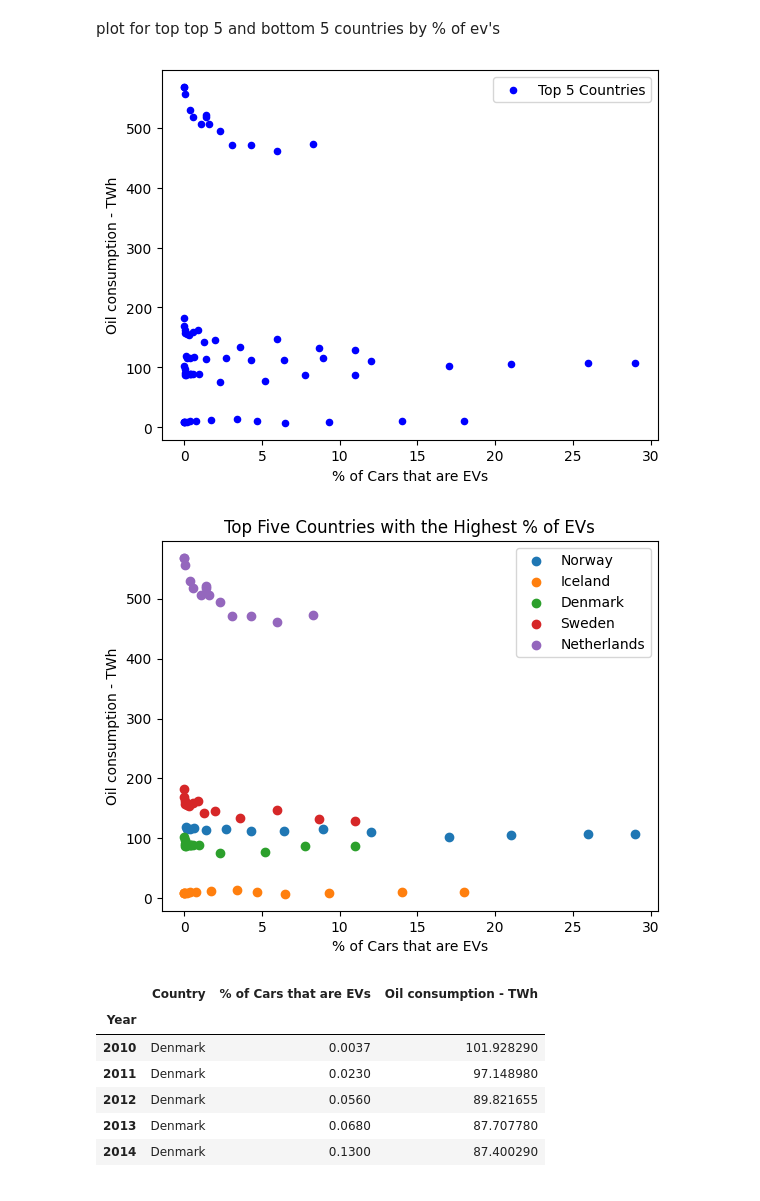
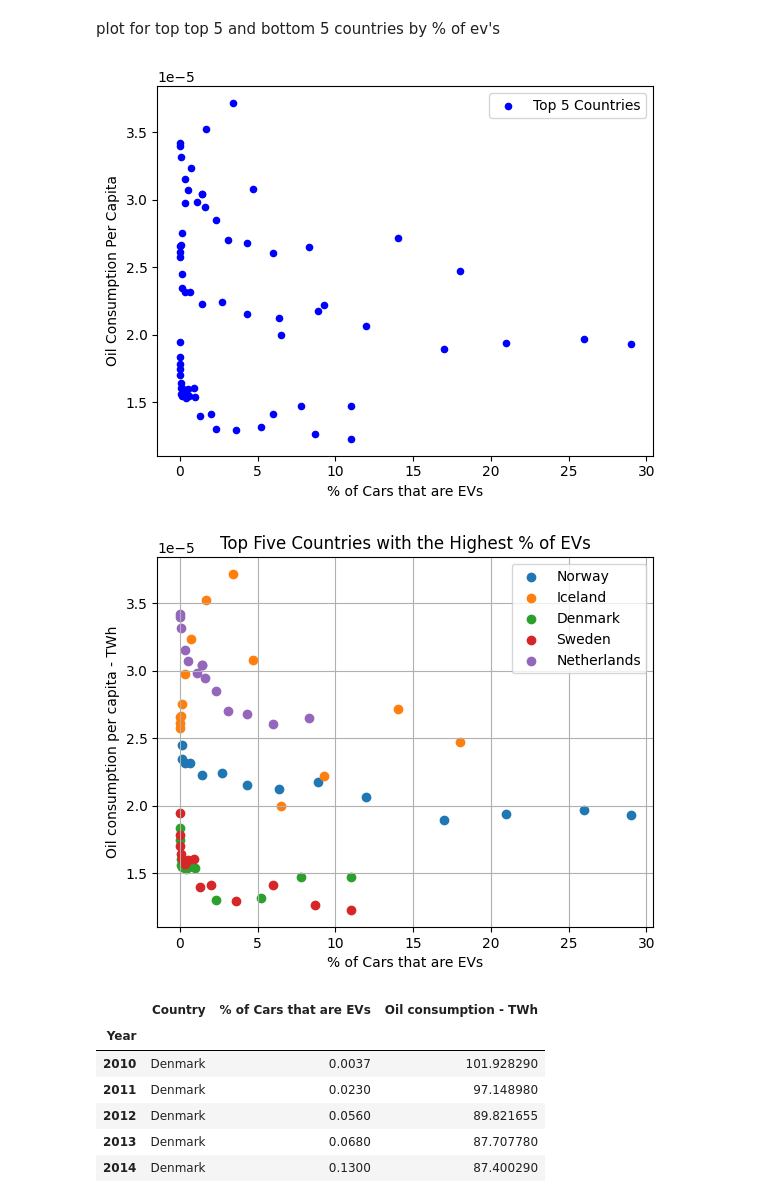
Before and after one commit to Marwenboughanmi/EVS-project-1, a Jupyter notebook: percent_EVs_vs_Oil_Cunsumption.ipynb, the cells around one changed output. Saved outputs shown, nothing was run; the diff lists cells and outputs as text; code cells hidden in the pictures.

```diff
--- a/percent_EVs_vs_Oil_Cunsumption.ipynb
+++ b/percent_EVs_vs_Oil_Cunsumption.ipynb
@@ -143,0 +185,4 @@ plt.show()
+# %%
+df_melted= pd.melt(pop_df, id_vars=['Country'], var_name='Year', value_name='Population')
+df_melted.set_index('Year', inplace=True)
+df_melted
@@ -173,7 +262,12 @@ display(oil_con_df.tail())
+# %%
+merged_df = pd.merge(ev_df, oil_con_df, on=['Country', 'Year'], how='inner')
+merged_df.index = pd.to_datetime(merged_df.index, format='%Y')
+df_melted.index = pd.to_datetime(df_melted.index, format='%Y')
 # %%
 # merge the dfs
-merged_df = pd.merge(ev_df, oil_con_df, on=['Country', 'Year'], how='outer')
-merged_df = merged_df.dropna()
+
+merged_df= pd.merge(merged_df,df_melted, on=['Country', 'Year'], how='inner')
+
 
 #display the merged df
 display(merged_df.head())
@@ -195,0 +290,3 @@ display(merged_df.tail())
+# %%
+merged_df['Oil Consumption Per Capita'] = merged_df['Oil consumption - TWh'] / merged_df['Population']
+merged_df
@@ -219,32 +347,33 @@ fig, ax = plt.subplots()
 filter_df = merged_df[merged_df['Country'].isin(top_5_country_list)]
 
 # Plot the filtered top 5 countries
-filter_df.plot(kind='scatter', ax=ax, x='% of Cars that are EVs', y='Oil consumption - TWh', color='blue', label='Top 5 Countries')
+filter_df.plot(kind='scatter', ax=ax, x='% of Cars that are EVs', y='Oil Consumption Per Capita', color='blue', label='Top 5 Countries')
 plt.show()
 # %% [output]
-[figure, old version]
+[figure, new version]
 # %%
 fig, ax = plt.subplots()
 
 norway = merged_df.loc[merged_df['Country']=='Norway']['% of Cars that are EVs']
 iceland = merged_df.loc[merged_df['Country']=='Iceland']['% of Cars that are EVs']
 denmark = merged_df.loc[merged_df['Country']=='Denmark']['% of Cars that are EVs']
 sweden = merged_df.loc[merged_df['Country']=='Sweden']['% of Cars that are EVs']
 netherlands = merged_df.loc[merged_df['Country']=='Netherlands']['% of Cars that are EVs']
 
-plt.scatter(norway, merged_df.loc[merged_df['Country']=='Norway']['Oil consumption - TWh'], label = 'Norway')
-plt.scatter(iceland, merged_df.loc[merged_df['Country']=='Iceland']['Oil consumption - TWh'], label = 'Iceland')
-plt.scatter(denmark, merged_df.loc[merged_df['Country']=='Denmark']['Oil consumption - TWh'], label ='Denmark')
-plt.scatter(sweden, merged_df.loc[merged_df['Country']=='Sweden']['Oil consumption - TWh'], label = 'Sweden')
-plt.scatter(netherlands, merged_df.loc[merged_df['Country']=='Netherlands']['Oil consumption - TWh'], label = 'Netherlands')
+plt.scatter(norway, merged_df.loc[merged_df['Country']=='Norway']['Oil Consumption Per Capita'], label = 'Norway')
+plt.scatter(iceland, merged_df.loc[merged_df['Country']=='Iceland']['Oil Consumption Per Capita'], label = 'Iceland')
+plt.scatter(denmark, merged_df.loc[merged_df['Country']=='Denmark']['Oil Consumption Per Capita'], label ='Denmark')
+plt.scatter(sweden, merged_df.loc[merged_df['Country']=='Sweden']['Oil Consumption Per Capita'], label = 'Sweden')
+plt.scatter(netherlands, merged_df.loc[merged_df['Country']=='Netherlands']['Oil Consumption Per Capita'], label = 'Netherlands')
 
 plt.legend(loc='best')
 plt.xlabel('% of Cars that are EVs')
-plt.ylabel('Oil consumption - TWh')
+plt.ylabel('Oil consumption (TWh) per capita')
 plt.title('Top Five Countries with the Highest % of EVs')
+plt.grid(True)
 plt.show()
 # %% [output]
-[figure, old version]
+[figure, new version]
 # %%
 filter_df.head(10)
 # %% [output]
```
Also changed, not shown: parts of 23 cells of this notebook.
